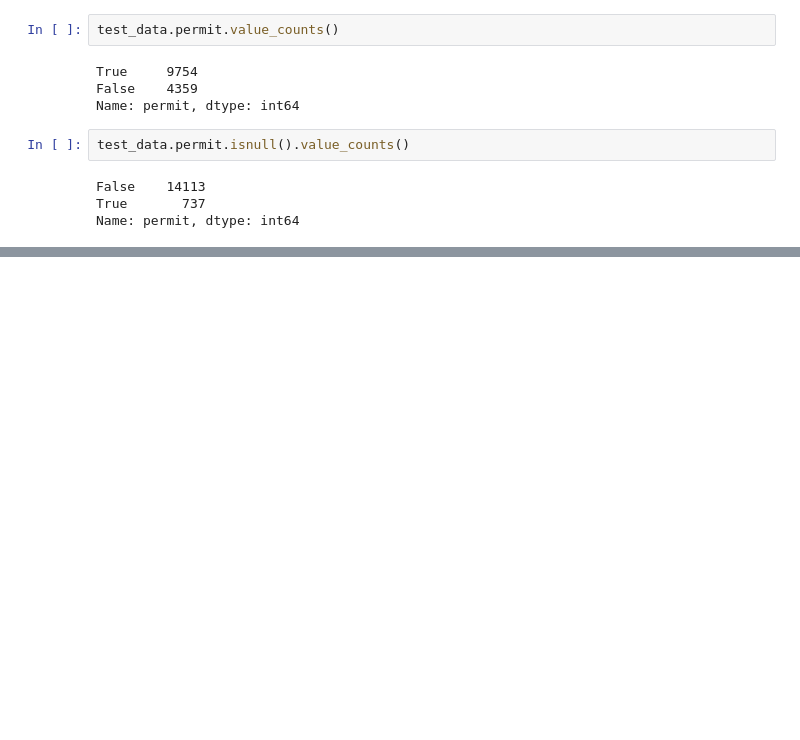
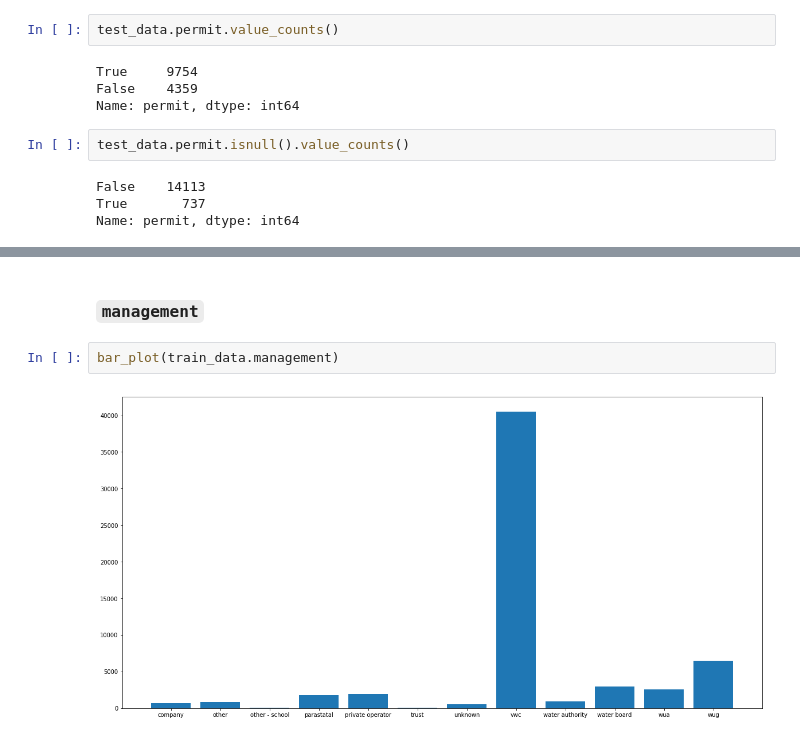
Before and after one commit to s28kiru/clean-pump-prediction, a Jupyter notebook: eda.ipynb, the cells around one changed output, grey strips where cells are left out. Drawn from its saved outputs; the diff is of its cells as text; blank space fills up the shorter version.

```diff
--- a/eda.ipynb
+++ b/eda.ipynb
@@ -699,0 +881,6 @@ Name: permit, dtype: int64
+# %% [markdown]
+### `management`
+# %%
+bar_plot(train_data.management)
+# %% [output]
+[figure, added]
```
Also changed, not shown: parts of 67 cells of this notebook, 1 other file.
